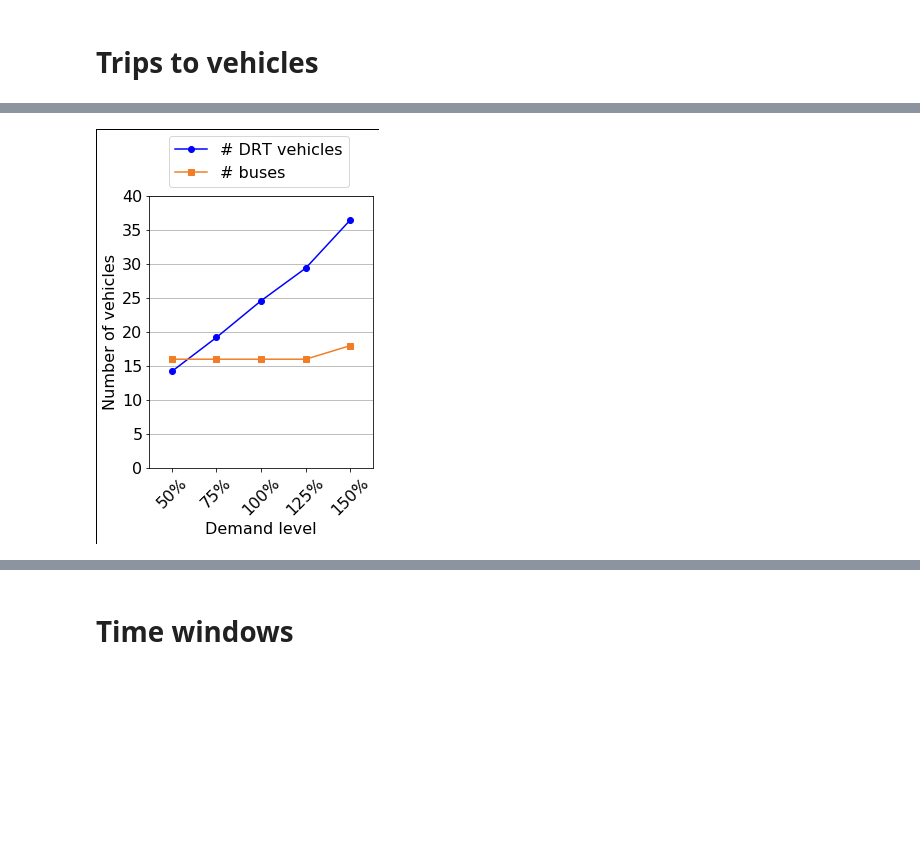
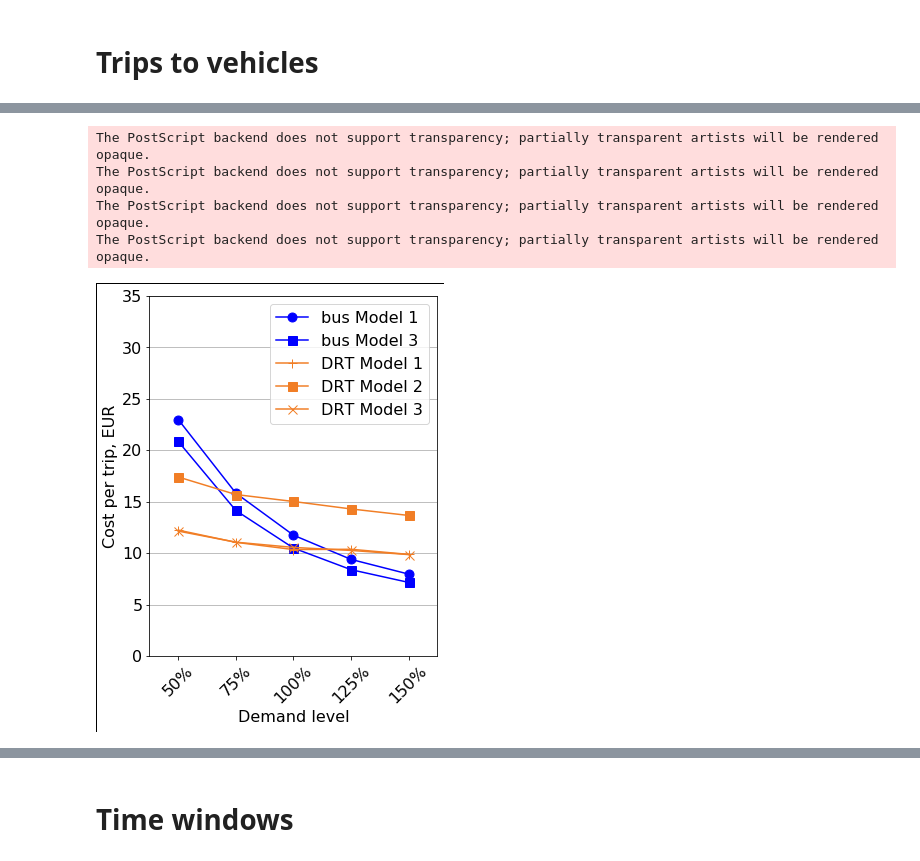
Before and after one commit to serdyt/Simulation-post-processing, a Jupyter notebook: Lolland article charts.ipynb, the cells around one changed output, grey strips where cells are left out. Cells and saved outputs as stored; diff of their text form; code cells hidden in the pictures; blank space fills up the shorter version.

```diff
--- a/Lolland article charts.ipynb
+++ b/Lolland article charts.ipynb
@@ -7,6 +9,9 @@ matplotlib.rc('font', **font)
 import numpy as np
 # %%
 k2orange='#f17e26'
+drtcolor1=k2orange
+drtcolor2='#d40000'
+buscolor='blue'
 w=4
 h=5
 # %%
@@ -162,20 +287,40 @@ fig.savefig('data/l co2_chart.svg',bbox_inches='tight')
+# %%
+df = {'bus Model 1': [244.4890162,168.380829,124.8903122,99.83870968,84.62705706],
+      'bus Model 3': [221.8515045,150.4394593,111.5829585,89.20066252,76.04131315],
+      'DRT Model 1': [130.14441,117.4982446,110.0074943,110.3217748,105.0353269],
+      'DRT Model 2': [185.0953856,166.9348823,159.7306886,152.0187901,145.3036136],
+      'DRT Model 3': [129.1121469,117.6472445,112.2347759,109.1134223,104.8191182]
+}
+
+df = pd.DataFrame(df)
+# %%
+df = df*0.094
 # %%
 fig = plt.figure(edgecolor="black", linewidth=1, figsize=(w,h))
 
-ax = lo['# DRT vehicles'].plot(legend = True, style=['o-b','s-b','o-r','x-r','s-r'])
-lo['# buses'].plot(legend = True, marker='s', color=k2orange, ax=ax)
+ax = fig.add_axes([1., 1., 1., 1.])
 
-ax.grid(axis="y")
+df['bus Model 1'].plot(legend = True, marker='o', color=buscolor, ax=ax)
+df['bus Model 3'].plot(legend = True, marker='s', color=buscolor, ax=ax)
+df['DRT Model 1'].plot(legend = True, marker='+', color=drtcolor1, ax=ax)
+df['DRT Model 2'].plot(legend = True, marker='s', color=drtcolor1, ax=ax)
+df['DRT Model 3'].plot(legend = True, marker='x', color=drtcolor1, ax=ax)
+# p = df.plot(legend = True, style=['o-b','s-b','+-r','s-r','x-r'], ax=ax)
+
 ax.set_xlim(-0.5,4.5)
 ax.set_xticks([0,1,2,3,4])
 ax.set_xticklabels(['50%', '75%', '100%', '125%', '150%'], rotation=45,)
-ax.set_ylim([0,40])
 
 ax.set_xlabel('Demand level')
-ax.set_ylabel('Number of vehicles')
-
-ax.legend(bbox_to_anchor=(.93, 1.25))
-
-fig.savefig('data/l nvehicles_chart.svg',bbox_inches='tight')
+ax.set_ylabel('Cost per trip, EUR')
+ax.set_ylim(0,35)
+ax.grid(axis="y")
+ax.legend()
+# plt.legend(bbox_to_anchor=(1.01, 1.1))
+fig.savefig('data/cost_chart.eps', bbox_inches='tight')
 # %% [output]
+The PostScript backend does not support transparency; partially transparent artists will be rendered opaque.
+The PostScript backend does not support transparency; partially transparent artists will be rendered opaque.
+The PostScript backend does not support transparency; partially transparent artists will be rendered opaque.
+The PostScript backend does not support transparency; partially transparent artists will be rendered opaque.
-[figure, old version]
+[figure, new version]
```
Also changed, not shown: parts of 28 cells of this notebook, 8 other files.
